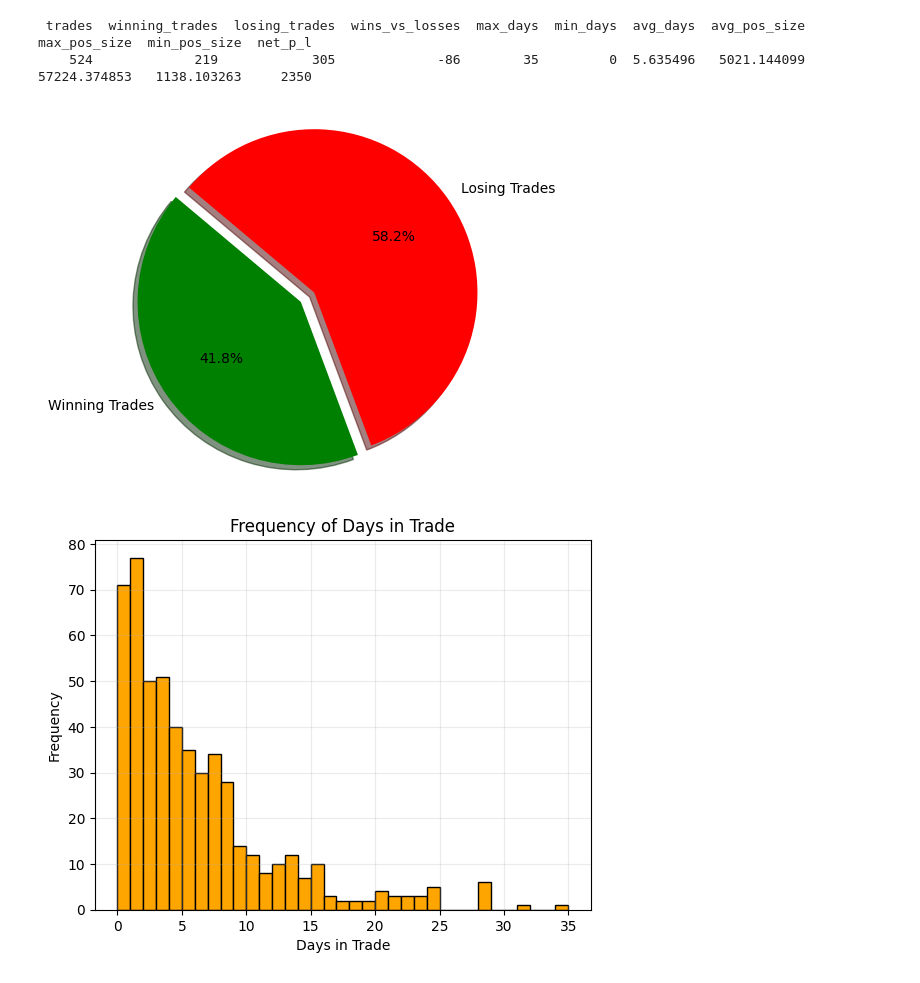
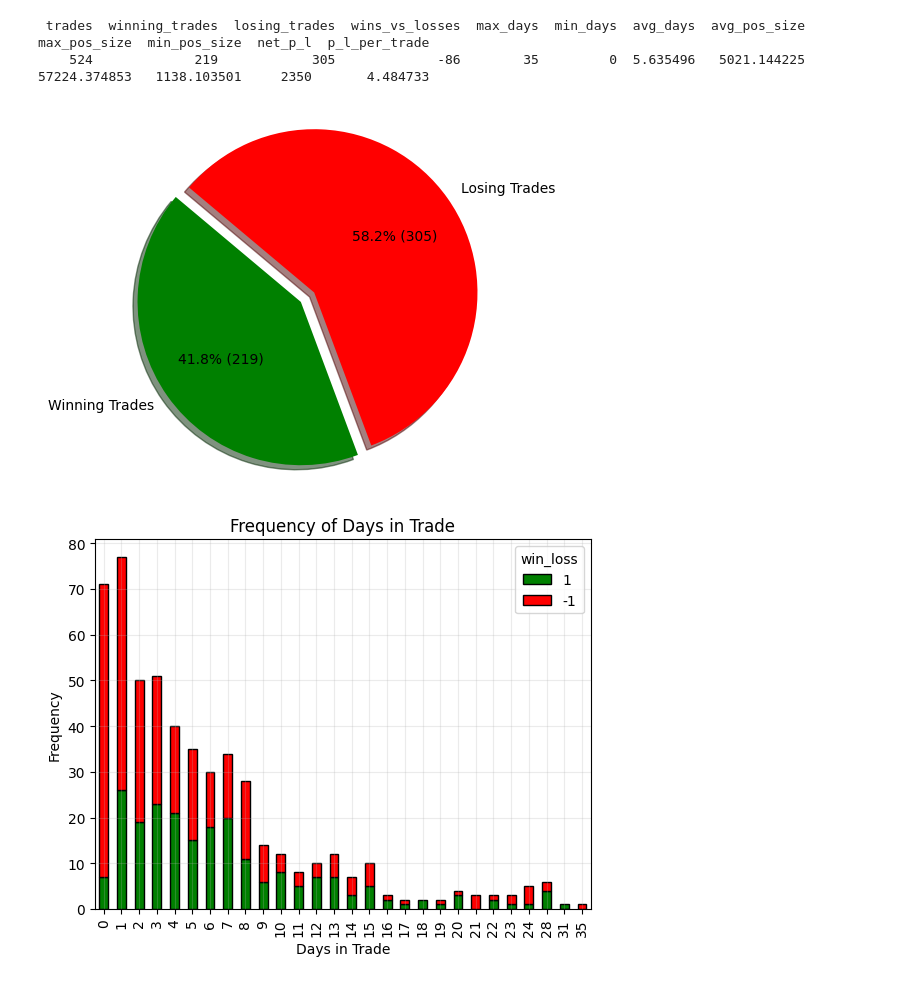
Before and after one commit to alexbabits/stock-backtester, a Jupyter notebook: BackTestScanner.ipynb, the cells around one changed output. Drawn from its saved outputs; the diff is of its cells as text; code cells hidden in the pictures.

Commit message:
enhanced bar and pie chart

```diff
--- a/BackTestScanner.ipynb
+++ b/BackTestScanner.ipynb
@@ -196,6 +160,7 @@ sum_trades = 0
 total_days = 0
 total_pos_size = 0
 net_p_l = 0
+p_l_per_trade = 0
 max_days = float('-inf')
 min_days = float('inf')
 max_pos_size = float('-inf')
@@ -218,6 +183,7 @@ for df in trade_results_dict.values():
 # Calculate averages
 avg_days = total_days / num_trades
 avg_pos_size = total_pos_size / num_trades
+p_l_per_trade = net_p_l/num_trades
 
 # Create a DataFrame with the results
 results_df = pd.DataFrame({
@@ -232,6 +198,7 @@ results_df = pd.DataFrame({
     "max_pos_size": [max_pos_size],
     "min_pos_size": [min_pos_size],
     "net_p_l": [net_p_l],
+    "p_l_per_trade": [p_l_per_trade],
 })
 
 # Remove the index by converting the DataFrame to a dictionary and back to a DataFrame
@@ -239,40 +206,58 @@ results_df = pd.DataFrame(results_df.to_dict(orient='records'))
 
 print(results_df.to_string(index=False))
 # %% [output]
- trades  winning_trades  losing_trades  wins_vs_losses  max_days  min_days  avg_days  avg_pos_size  max_pos_size  min_pos_size  net_p_l
-    524             219            305             -86        35         0  5.635496   5021.144099  57224.374853   1138.103263     2350
+ trades  winning_trades  losing_trades  wins_vs_losses  max_days  min_days  avg_days  avg_pos_size  max_pos_size  min_pos_size  net_p_l  p_l_per_trade
+    524             219            305             -86        35         0  5.635496   5021.144225  57224.374853   1138.103501     2350       4.484733
 # %%
 # Plot a pie chart of winning vs losing trades, and plot of a histogram of 'days_in_trade'.
 
 # Setting up and saving data neccessary to plot a pie chart
+trades = results_df['trades'][0]
 winning_trades = results_df['winning_trades'][0]
 losing_trades = results_df['losing_trades'][0]
 labels = ['Winning Trades', 'Losing Trades']
 sizes = [winning_trades, losing_trades]
 colors = ['green', 'red']
 # "explode" the Winning Trades slice
 explode = (0.1, 0)
 
-plot.pie(sizes, explode=explode, labels=labels, colors=colors, autopct='%1.1f%%', shadow=True, startangle=140)
+# Define a custom formatting function
+def custom_format(pct):
+    precise_pct = pct / 100 * trades
+    count = round(precise_pct)
+    return f"{pct:.1f}% ({count})"
+
+
+plot.pie(sizes, explode=explode, labels=labels, colors=colors, autopct=custom_format, shadow=True, startangle=140)
 # Equal aspect ratio ensures the pie chart is circular
 plot.axis('equal')
 plot.show()
 
-# Creates empty list to store all the 'days_in_trade' values.
-all_days_in_trade = []
-# Loops through the dataframes in our dictionary, extracts the 'days_in_trade' column into a list, and extends this list to our empty list.
+# Extract 'days_in_trade' and 'win_loss' values from the dataframes, store in empty list
+days_in_trade_values = []
+win_loss_values = []
+
+# Loops through the dataframes in our dictionary, extracts and extends the 'days_in_trade' & 'days_in_trade' columns into their empty lists.
 for df in trade_results_dict.values():
-    all_days_in_trade.extend(df['days_in_trade'].tolist())
+    days_in_trade_values.extend(df['days_in_trade'].tolist())
+    win_loss_values.extend(df['win_loss'].tolist())
 
-plot.hist(all_days_in_trade, bins=max_days, color='orange', edgecolor='black', alpha=1)
+# Create a dataframe with 'days_in_trade' and 'win_loss' values.
+days_w_l_data = pd.DataFrame({'days_in_trade': days_in_trade_values, 'win_loss': win_loss_values})
+# Groups the columns in a hierarchical (multi) index structure.
+win_loss_count = days_w_l_data.groupby(['days_in_trade','win_loss']).size().unstack(fill_value=0)
+# selects the columns in reverse order so the 'win_loss' of 1 is at the base of the bar chart.
+sorted_win_loss_count = win_loss_count[win_loss_count.columns[::-1]]
+# Plot the stacked bar chart
+sorted_win_loss_count.plot(kind='bar', stacked=True, color=['green', 'red'], edgecolor='black', alpha=1)
 plot.xlabel('Days in Trade')
 plot.ylabel('Frequency')
 plot.title('Frequency of Days in Trade')
 plot.grid(True, alpha=0.25)
 plot.show()
 # %% [output]
-[figure, old version]
+[figure, new version]
-[figure, old version]
+[figure, new version]
 # %%
 sample_size=50
 iterations=20000
```
Also changed, not shown: parts of 3 cells of this notebook, 1 other file.
